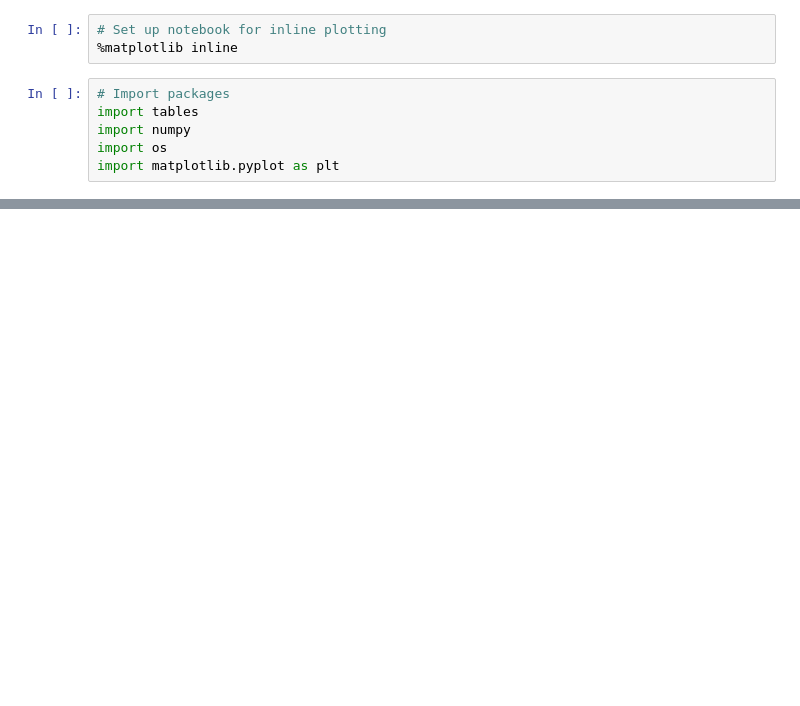
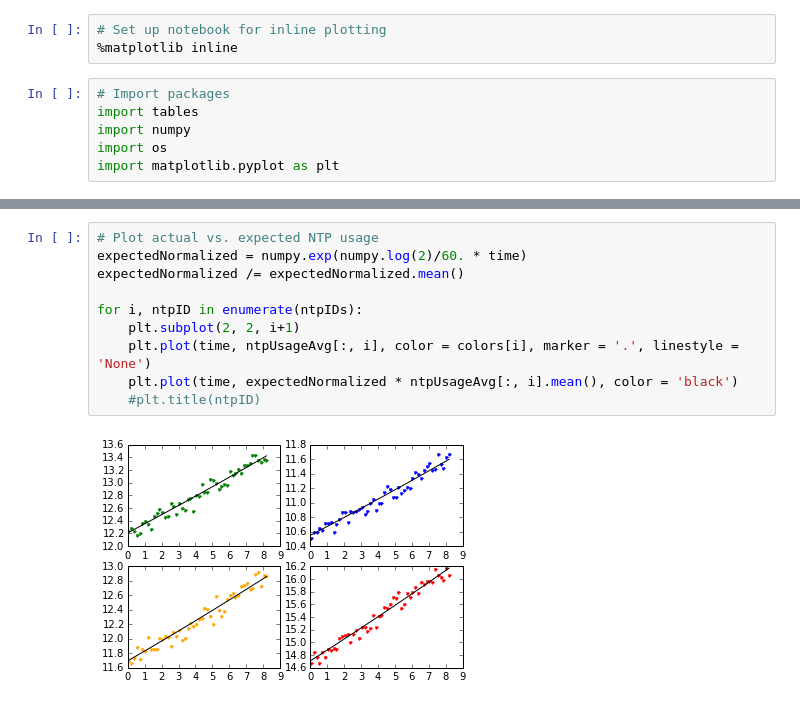
Before and after one commit to CovertLab/WholeCellEcoliRelease, a Jupyter notebook: Plot NTP usage.ipynb, the cells around one changed output, grey strips where cells are left out. Saved outputs shown, nothing was run; the diff lists cells and outputs as text; blank space fills up the shorter version.

```diff
--- a/Plot NTP usage.ipynb
+++ b/Plot NTP usage.ipynb
@@ -67,0 +73,12 @@ ValueError: Argument dimensions are incompatible
+# %%
+# Plot actual vs. expected NTP usage
+expectedNormalized = numpy.exp(numpy.log(2)/60. * time)
+expectedNormalized /= expectedNormalized.mean()
+
+for i, ntpID in enumerate(ntpIDs):
+    plt.subplot(2, 2, i+1)
+    plt.plot(time, ntpUsageAvg[:, i], color = colors[i], marker = '.', linestyle = 'None')
+    plt.plot(time, expectedNormalized * ntpUsageAvg[:, i].mean(), color = 'black')
+    #plt.title(ntpID)
+# %% [output]
+[figure, added]
```
Also changed, not shown: parts of 2 cells of this notebook.
